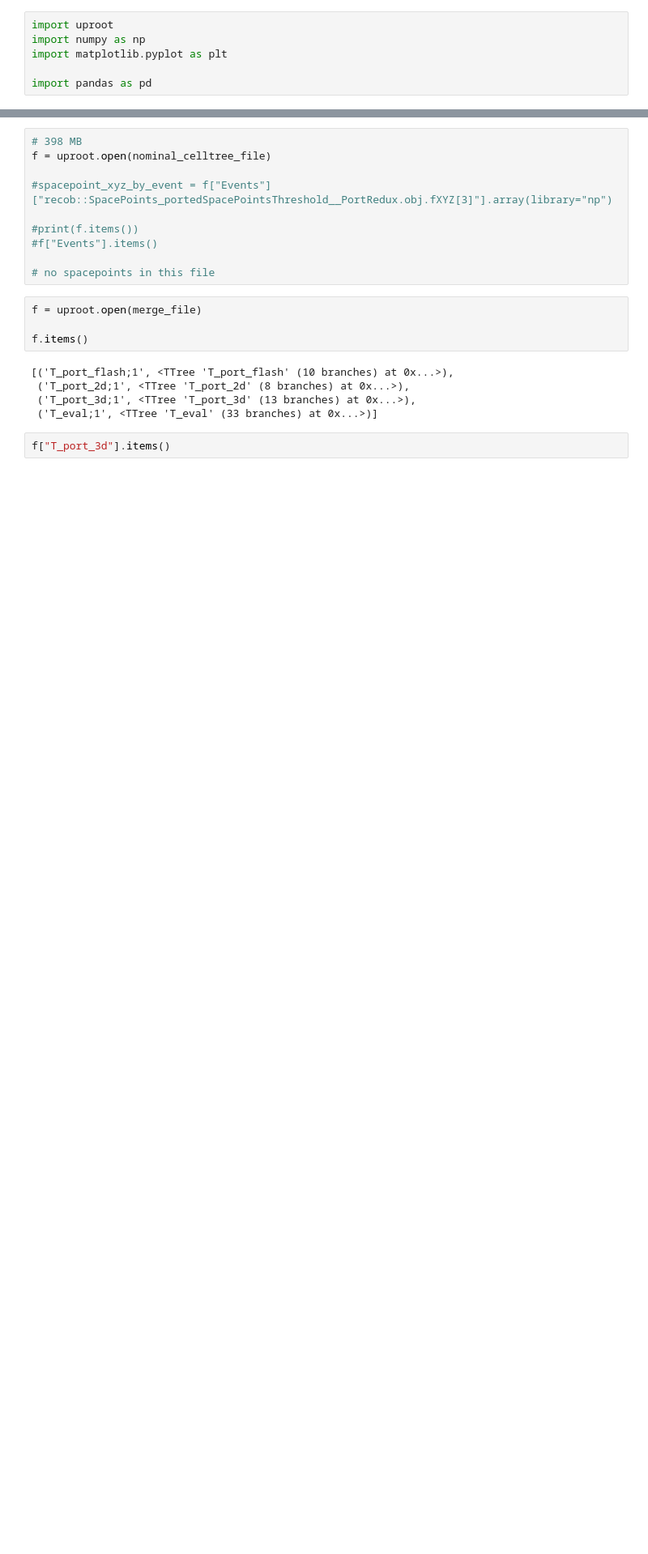
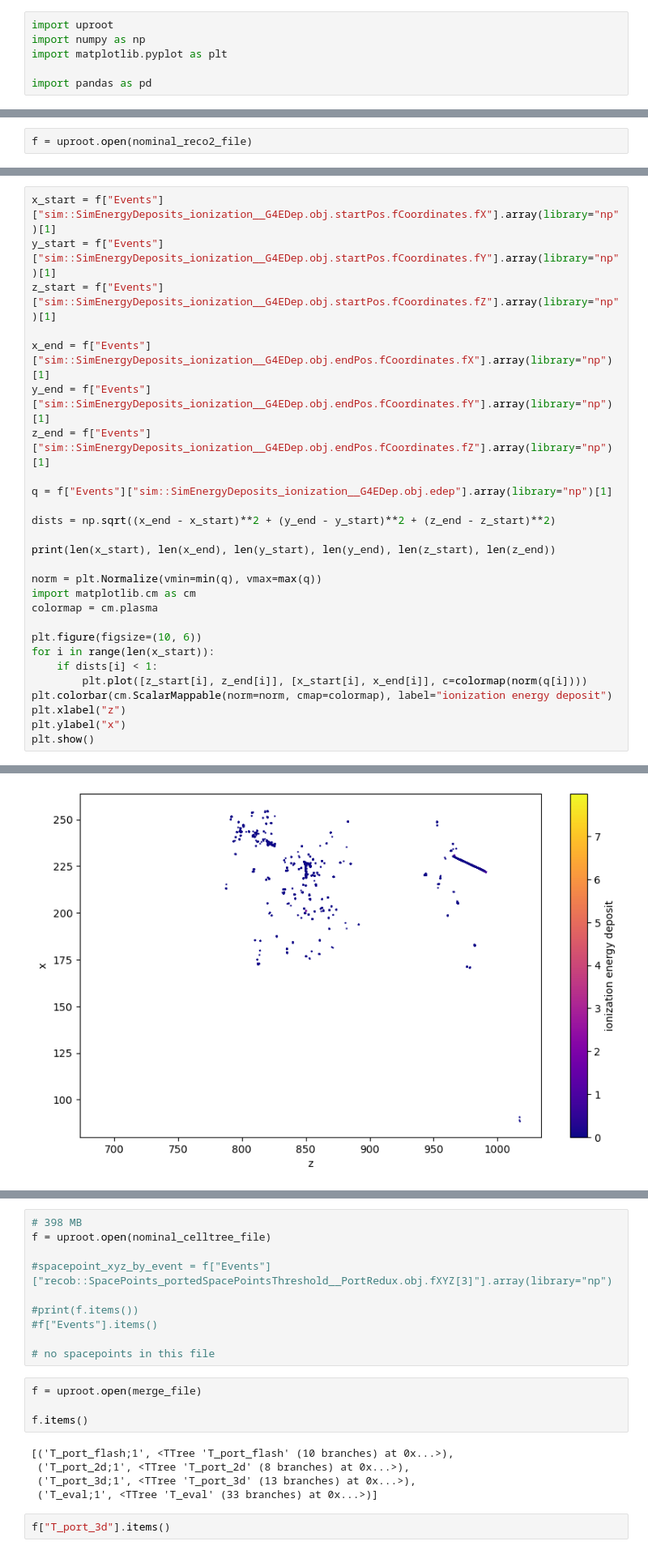
Before and after one commit to leehagaman/spacepoint_ssv, a Jupyter notebook: analyze_files_from_reco1_processing.ipynb, the cells around one changed output, grey strips where cells are left out. Shown at 81% size. Drawn from its saved outputs; the diff is of its cells as text; blank space fills up the shorter version.

Commit message:
found true energy deposition spatial info

```diff
--- a/analyze_files_from_reco1_processing.ipynb
+++ b/analyze_files_from_reco1_processing.ipynb
@@ -23,3 +27,5 @@ new_spacepoint_slimmed_port_file = "input_files/newly_processed_files/new_with_s
 #nominal_pf_port_file = "input_files/newly_processed_files/RootOutput-601c-1a89-abac-83f4.root"
 #nominal_reco2_file = "input_files/newly_processed_files/RootOutput-540c-63a3-f506-9f90_20241126T212930_WCPsl.root"
 #nominal_ntuple_file = "input_files/newly_processed_files/reco_stage_2_hist.root"
+# %%
+f = uproot.open(nominal_reco2_file)
@@ -25,0 +78,28 @@ new_spacepoint_slimmed_port_file = "input_files/newly_processed_files/new_with_s
+# %%
+x_start = f["Events"]["sim::SimEnergyDeposits_ionization__G4EDep.obj.startPos.fCoordinates.fX"].array(library="np")[1]
+y_start = f["Events"]["sim::SimEnergyDeposits_ionization__G4EDep.obj.startPos.fCoordinates.fY"].array(library="np")[1]
+z_start = f["Events"]["sim::SimEnergyDeposits_ionization__G4EDep.obj.startPos.fCoordinates.fZ"].array(library="np")[1]
+
+x_end = f["Events"]["sim::SimEnergyDeposits_ionization__G4EDep.obj.endPos.fCoordinates.fX"].array(library="np")[1]
+y_end = f["Events"]["sim::SimEnergyDeposits_ionization__G4EDep.obj.endPos.fCoordinates.fY"].array(library="np")[1]
+z_end = f["Events"]["sim::SimEnergyDeposits_ionization__G4EDep.obj.endPos.fCoordinates.fZ"].array(library="np")[1]
+
+q = f["Events"]["sim::SimEnergyDeposits_ionization__G4EDep.obj.edep"].array(library="np")[1]
+
+dists = np.sqrt((x_end - x_start)**2 + (y_end - y_start)**2 + (z_end - z_start)**2)
+
+print(len(x_start), len(x_end), len(y_start), len(y_end), len(z_start), len(z_end))
+
+norm = plt.Normalize(vmin=min(q), vmax=max(q))
+import matplotlib.cm as cm
+colormap = cm.plasma
+
+plt.figure(figsize=(10, 6))
+for i in range(len(x_start)):
+    if dists[i] < 1:
+        plt.plot([z_start[i], z_end[i]], [x_start[i], x_end[i]], c=colormap(norm(q[i])))
+plt.colorbar(cm.ScalarMappable(norm=norm, cmap=colormap), label="ionization energy deposit")
+plt.xlabel("z")
+plt.ylabel("x")
+plt.show()
+# %% [output]
@@ -25,0 +107 @@ new_spacepoint_slimmed_port_file = "input_files/newly_processed_files/new_with_s
+[figure, added]
```
Also changed, not shown: parts of 18 cells of this notebook.
